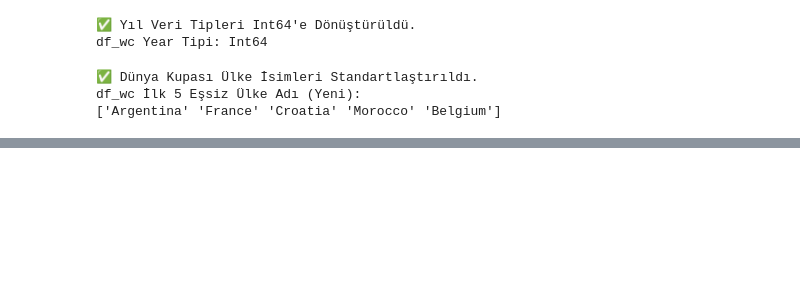
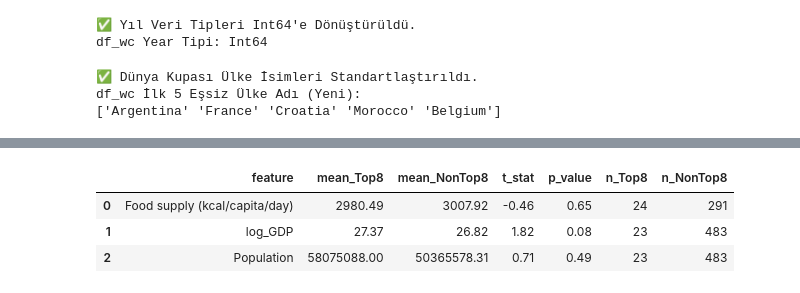
Before and after one commit to egilliemir/DSA210-termProject, a Jupyter notebook: data_preparation_and_eda.ipynb, the cells around one changed output, grey strips where cells are left out. Saved outputs shown, nothing was run; the diff lists cells and outputs as text; code cells hidden in the pictures; blank space fills up the shorter version.

Commit message:
Complete EDA and hypothesis testing with interpretation

```diff
--- a/data_preparation_and_eda.ipynb
+++ b/data_preparation_and_eda.ipynb
@@ -355,0 +725,49 @@ Top-8 Olmayan (0) İlk 5 Ülke: []
+# %%
+# =========================
+# HYPOTHESIS TESTING SETUP
+# =========================
+import numpy as np
+import pandas as pd
+from scipy.stats import ttest_ind
+
+test_features = [
+    "Food supply (kcal/capita/day)",
+    "GDP (current US$)",
+    "Population"
+]
+
+# Sadece gerekli kolonları al, NaN'leri test bazında düşüreceğiz
+df_test = df_panel[["Top_8"] + test_features].copy()
+
+# Log-transform GDP (testte daha stabil)
+df_test["log_GDP"] = np.log(df_test["GDP (current US$)"])
+# %%
+# =========================
+# WELCH T-TEST (Top8 vs Non-Top8)
+# =========================
+
+results = []
+
+for col in ["Food supply (kcal/capita/day)", "log_GDP", "Population"]:
+    g1 = df_test[df_test["Top_8"] == 1][col].dropna()
+    g0 = df_test[df_test["Top_8"] == 0][col].dropna()
+
+    t_stat, p_val = ttest_ind(g1, g0, equal_var=False)
+
+    results.append({
+        "feature": col,
+        "mean_Top8": g1.mean(),
+        "mean_NonTop8": g0.mean(),
+        "t_stat": t_stat,
+        "p_value": p_val,
+        "n_Top8": len(g1),
+        "n_NonTop8": len(g0)
+    })
+
+test_results = pd.DataFrame(results)
+display(test_results)
+# %% [output]
+|  | feature | mean_Top8 | mean_NonTop8 | t_stat | p_value | n_Top8 | n_NonTop8 |
+| 0 | Food supply (kcal/capita/day) | 2980.49 | 3007.92 | -0.46 | 0.65 | 24 | 291 |
+| 1 | log_GDP | 27.37 | 26.82 | 1.82 | 0.08 | 23 | 483 |
+| 2 | Population | 58075088.00 | 50365578.31 | 0.71 | 0.49 | 23 | 483 |
```
Also changed, not shown: parts of 17 cells of this notebook.
